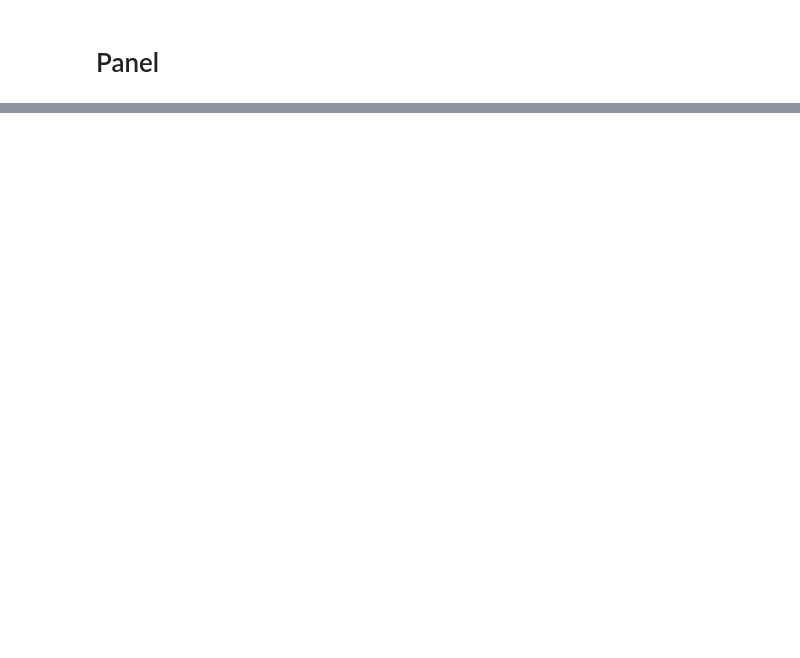
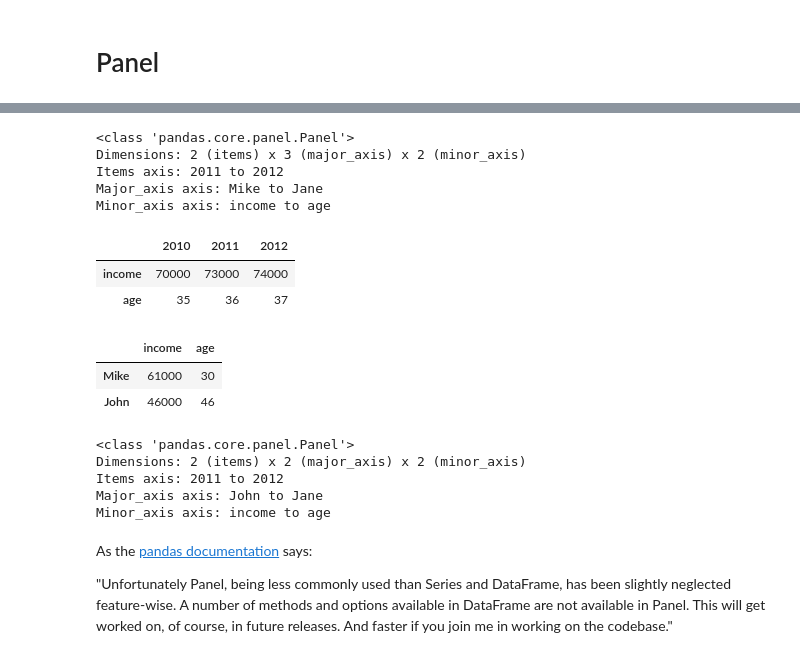
Before and after one commit to ambujtewari/stats607a-fall2014, a Jupyter notebook: Lecture 09.ipynb, the cells around one changed output, grey strips where cells are left out. Drawn from its saved outputs; the diff is of its cells as text; code cells hidden in the pictures; blank space fills up the shorter version.

```diff
--- a/Lecture 09.ipynb
+++ b/Lecture 09.ipynb
@@ -490,0 +522,33 @@ df.dropna(thresh=3)  # only Mike will get dropped since our threshold is 3 missi
+# %%
+panel.ix['2011':'2012']  # a sub-panel with data only for years 2011 and 2012
+# %% [output]
+<class 'pandas.core.panel.Panel'>
+Dimensions: 2 (items) x 3 (major_axis) x 2 (minor_axis)
+Items axis: 2011 to 2012
+Major_axis axis: Mike to Jane
+Minor_axis axis: income to age
+# %%
+panel.ix[:, 'Jane', :]  # Jane's data only
+# %% [output]
+|  | 2010 | 2011 | 2012 |
+| income | 70000 | 73000 | 74000 |
+| age | 35 | 36 | 37 |
+# %%
+panel.ix['2011', 'Mike':'John', :]  # Mike thru John's data for the year 2011
+# %% [output]
+|  | income | age |
+| Mike | 61000 | 30 |
+| John | 46000 | 46 |
+# %%
+another_panel = panel.ix['2011':, 'John':, :]  # sub-panel with data for years 2011 and onwards, for John and Jane
+another_panel
+# %% [output]
+<class 'pandas.core.panel.Panel'>
+Dimensions: 2 (items) x 2 (major_axis) x 2 (minor_axis)
+Items axis: 2011 to 2012
+Major_axis axis: John to Jane
+Minor_axis axis: income to age
+# %% [markdown]
+As the [pandas documentation](http://pandas.pydata.org/pandas-docs/stable/dsintro.html#from-dict-of-dataframe-objects) says:
+
+"Unfortunately Panel, being less commonly used than Series and DataFrame, has been slightly neglected feature-wise. A number of methods and options available in DataFrame are not available in Panel. This will get worked on, of course, in future releases. And faster if you join me in working on the codebase."
```
Also changed, not shown: parts of 25 cells of this notebook.
